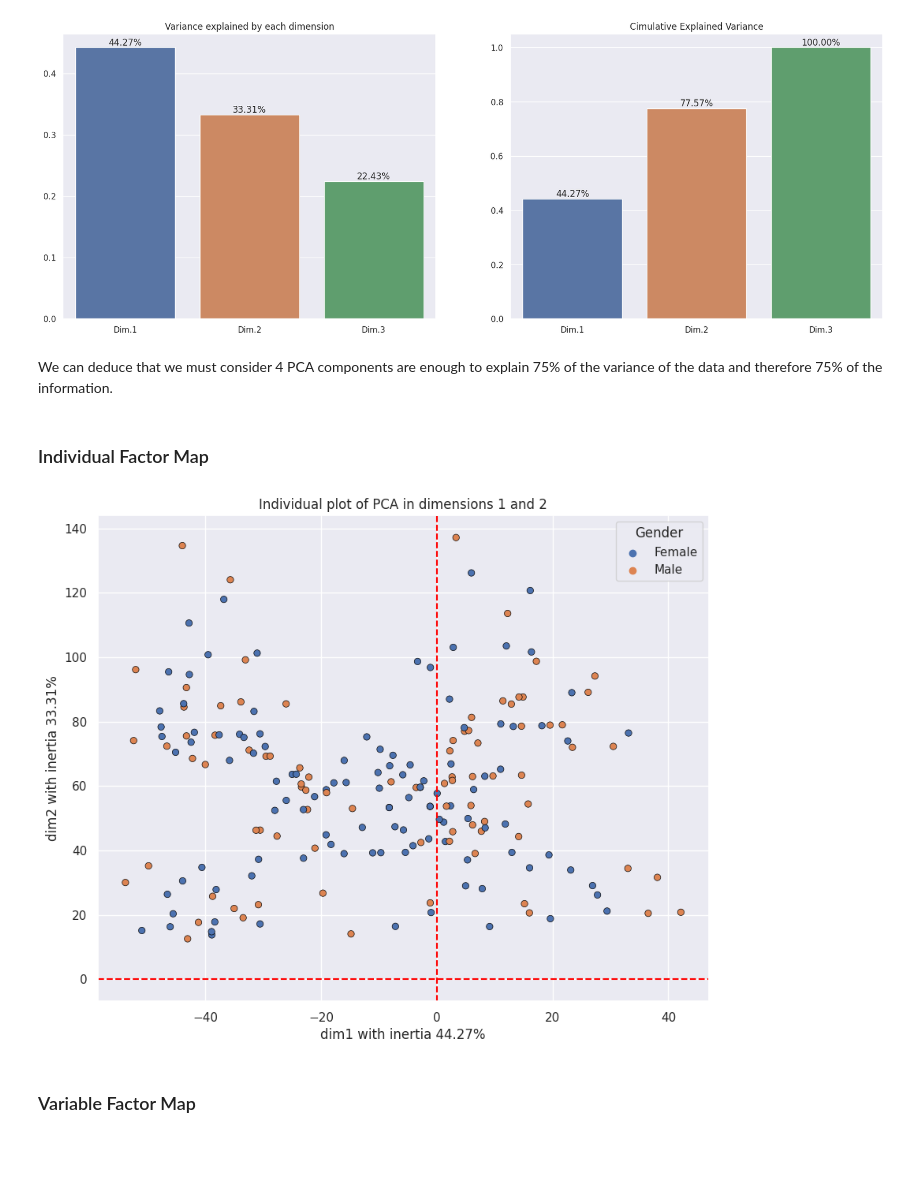
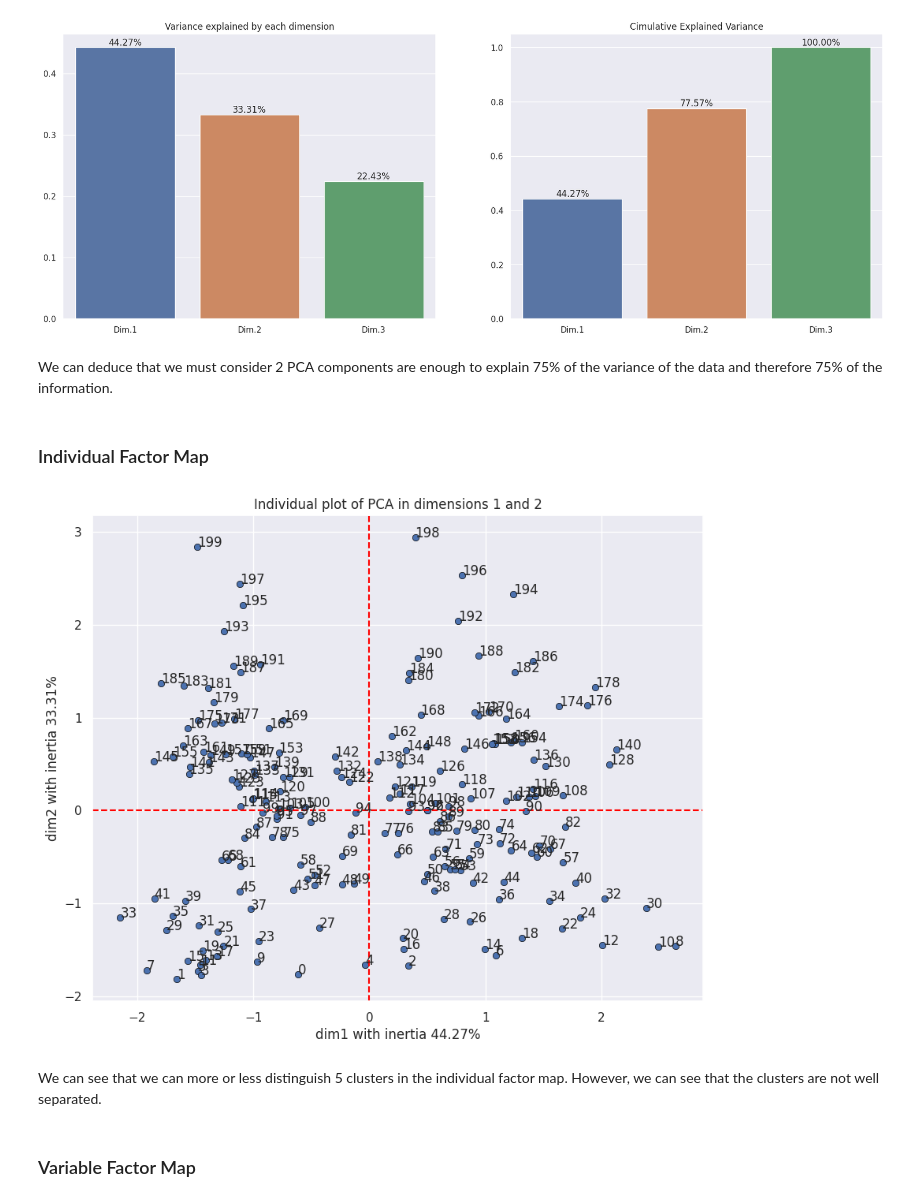
Before and after one commit to Ayoub-Choukri/Projects, a Jupyter notebook: Projects/Project 6 ; Mall Customer Segmentation/Mall_Customer_Segmentation_Clustering.ipynb, the cells around one changed output. Cells and saved outputs as stored; diff of their text form; code cells hidden in the pictures; blank space fills up the shorter version.

```diff
--- a/Projects/Project 6 ; Mall Customer Segmentation/Mall_Customer_Segmentation_Clustering.ipynb
+++ b/Projects/Project 6 ; Mall Customer Segmentation/Mall_Customer_Segmentation_Clustering.ipynb
@@ -226,26 +228,30 @@ ax[1].set_title("Cimulative Explained Variance")
 Text(0.5, 1.0, 'Cimulative Explained Variance')
 [figure]
 # %% [markdown]
-We can deduce that we must consider 4 PCA components are enough to explain 75% of the variance of the data and therefore 75% of the information.
+We can deduce that we must consider 2 PCA components are enough to explain 75% of the variance of the data and therefore 75% of the information.
 # %% [markdown]
 ### Individual Factor Map
 # %%
 def pca_plot_individuals(pca,data=df,pca_variables=numerical_columns,n_pca=df.shape[0],n_plot=df.shape[0],inverse=False,markers=False,edgecolor='black',dim1=1 , dim2=2,size=(10,8),to_c = True,c_column=None,is_categorical=False,is_numerical=False):
     if n_pca < n_plot:
         n_plot = n_pca
-
-    if is_categorical:
-        is_numerical=False
-    else:
-        is_numerical=True
-
-
-    subset_df = data.sample(n_pca)
+        print("Number of individuas to plot are higher that individuals considered in the LDA")
 
     if inverse:
         inverse= -1
     else:
         inverse = +1
+
+    if to_c  and c_column:
+        if is_categorical:
+            is_numerical=False
+        else:
+            is_numerical=True
+
+
+    subset_df = data.sample(n_pca)
+
+
 
     C= pca.transform(subset_df[pca_variables])
     C= pd.DataFrame(C,index=subset_df.index,columns=['Dim.' + str(dim) for dim in np.arange(1, len(pca_variables) + 1)])
@@ -253,21 +259,22 @@ def pca_plot_individuals(pca,data=df,pca_variables=numerical_columns,n_pca=df.sh
     plt.figure(figsize=size)
     C_sample = C.sample(n_plot)
     names=C_sample.index
-    if to_c and c_column :
+
+    if to_c and c_column:
         c= subset_df.loc[C_sample.index,c_column]
-
-    if is_categorical:
-        scatter = sns.scatterplot(x=C_sample[C_sample.columns[dim1-1]],y=inverse*C_sample[C_sample.columns[dim2-1]],hue=c,edgecolor=edgecolor)
-    elif is_numerical:
-        scatter = plt.scatter(x=C_sample[C_sample.columns[dim1-1]],y=inverse*C_sample[C_sample.columns[dim2-1]],c=c,edgecolor=edgecolor)
+        if is_categorical:
+            scatter = sns.scatterplot(x=C_sample[C_sample.columns[dim1-1]],y=inverse*C_sample[C_sample.columns[dim2-1]],hue=c,edgecolor=edgecolor)
+        elif is_numerical:
+            scatter = plt.scatter(x=C_sample[C_sample.columns[dim1-1]],y=inverse*C_sample[C_sample.columns[dim2-1]],c=c,edgecolor=edgecolor)
+            cbar=plt.colorbar(scatter)
+            cbar.ax.set_title(c_column)
+    else :
+        scatter = sns.scatterplot(x=C_sample[C_sample.columns[dim1-1]],y=inverse*C_sample[C_sample.columns[dim2-1]],edgecolor=edgecolor)
     plt.axvline(x=0, color='red', linestyle='--')
     plt.axhline(y=0, color='red', linestyle='--')
     if markers:
         for x,y,nom in zip(C_sample.iloc[:,0],C_sample.iloc[:,1],names):
             plt.text(x,y,nom)
-    if to_c and is_numerical :
-        cbar=plt.colorbar(scatter)
-        cbar.ax.set_title(c_column)
     plt.title(f"Individual plot of PCA in dimensions {dim1} and {dim2}")
     plt.xlabel(f"dim{dim1} with inertia {pca.explained_variance_ratio_[dim1-1]:.2%}")
     plt.ylabel(f"dim{dim2} with inertia {pca.explained_variance_ratio_[dim2-1]:.2%}")
@@ -275,9 +282,11 @@ def pca_plot_individuals(pca,data=df,pca_variables=numerical_columns,n_pca=df.sh
 
     plt.show()
 # %%
-pca_plot_individuals(pca,to_c=True,markers=False,c_column='Gender',size=(10,8),is_categorical=True)
+pca_plot_individuals(pca,data=df_scaled,to_c=False,markers=True,size=(10,8))
 # %% [output]
-[figure, old version]
+[figure, new version]
+# %% [markdown]
+We can see that we can more or less distinguish 5 clusters in the individual factor map. However, we can see that the clusters are not well separated.
 # %% [markdown]
 ### Variable Factor Map
 # %%
```
Also changed, not shown: parts of 36 cells of this notebook.
